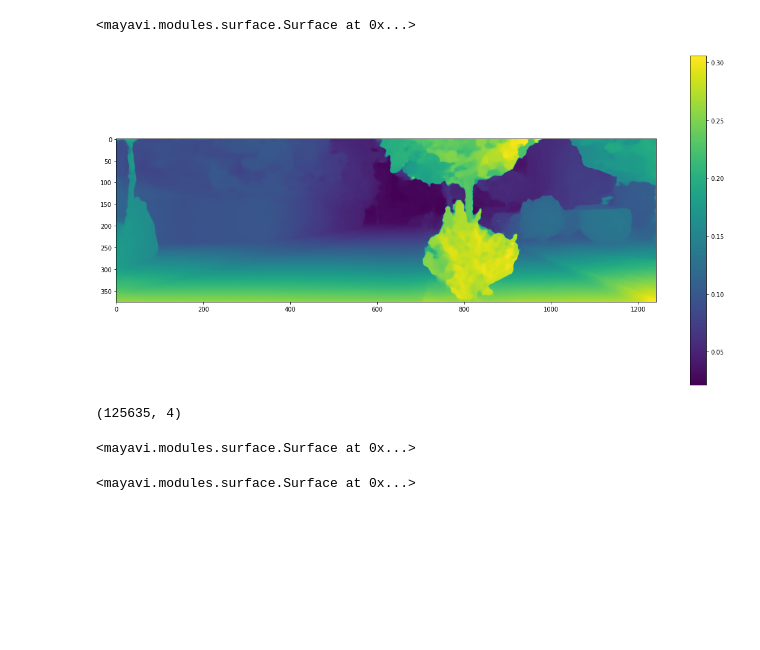
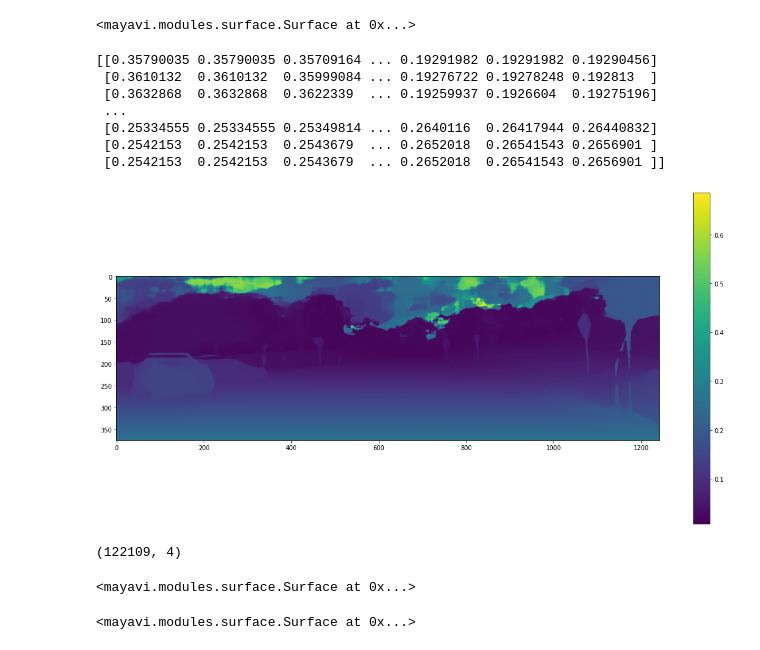
Before and after one commit to maxc303/pseudo_lidar, a Jupyter notebook: test_pipeline.ipynb, the cells around one changed output. Cells and saved outputs as stored; diff of their text form; code cells hidden in the pictures; blank space fills up the shorter version.

Commit message:
added kitti visualize

```diff
--- a/test_pipeline.ipynb
+++ b/test_pipeline.ipynb
@@ -64,16 +61,24 @@ mayavi.mlab.plot3d(x,y,z)
 # %%
 from matplotlib import pyplot as plt
 
 plt.figure(figsize = (20,10))
-depth = plt.imread('./result/000000.png')
+depth = plt.imread('./result/000001.png')
+print(depth)
 plt.imshow(depth, cmap="viridis")
 plt.colorbar()
 plt.show()
 # %% [output]
+[[0.35790035 0.35790035 0.35709164 ... 0.19291982 0.19291982 0.19290456]
+ [0.3610132  0.3610132  0.35999084 ... 0.19276722 0.19278248 0.192813  ]
+ [0.3632868  0.3632868  0.3622339  ... 0.19259937 0.1926604  0.19275196]
+ ...
+ [0.25334555 0.25334555 0.25349814 ... 0.2640116  0.26417944 0.26440832]
+ [0.2542153  0.2542153  0.2543679  ... 0.2652018  0.26541543 0.2656901 ]
+ [0.2542153  0.2542153  0.2543679  ... 0.2652018  0.26541543 0.2656901 ]]
-[figure, old version]
+[figure, new version]
 # %%
 #Visualize
-pointcloud = np.fromfile(str("./KITTI/object/testing/velodyne/000000.bin"), dtype=np.float32, count=-1).reshape([-1,4])
+pointcloud = np.fromfile(str("./KITTI/object/testing/velodyne/000001.bin"), dtype=np.float32, count=-1).reshape([-1,4])
 
 print(pointcloud.shape)
 x = pointcloud[:, 0]  # x position of point
@@ -103,7 +108,7 @@ y=np.linspace(0,0,50)
 z=np.linspace(0,5,50)
 mayavi.mlab.plot3d(x,y,z)
 # %% [output]
-(125635, 4)
+(122109, 4)
 <mayavi.modules.surface.Surface at 0x...>
 # %%
 #Script for comparing pseudo lidar and True value.
```
Also changed, not shown: parts of 2 cells of this notebook, 28 other files.
